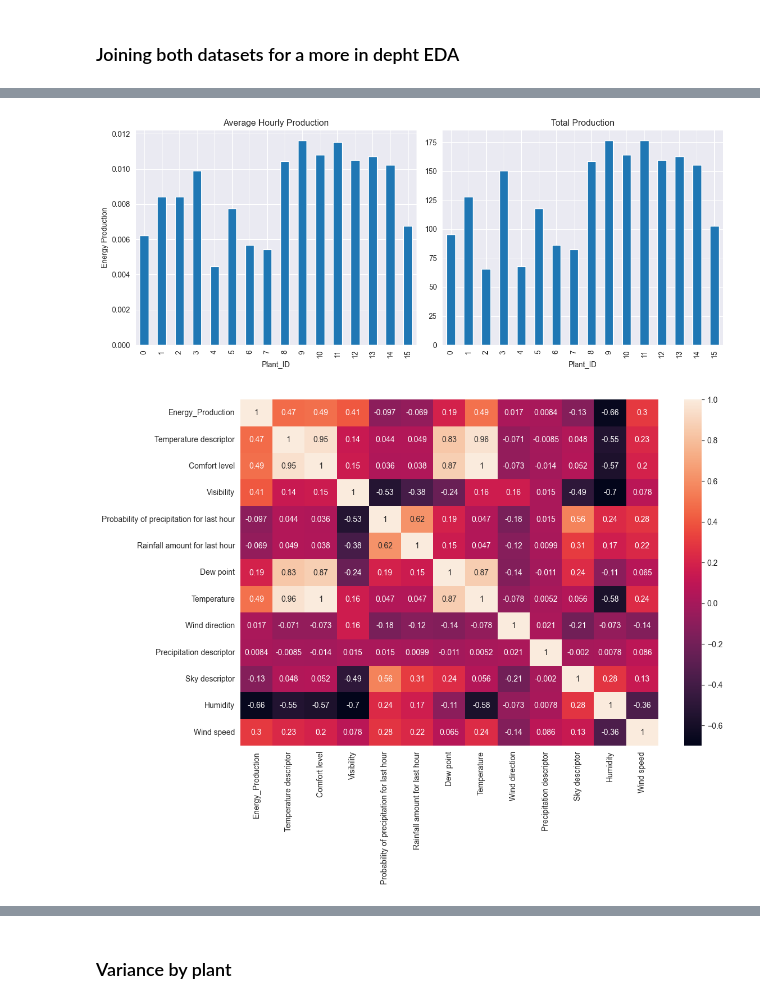
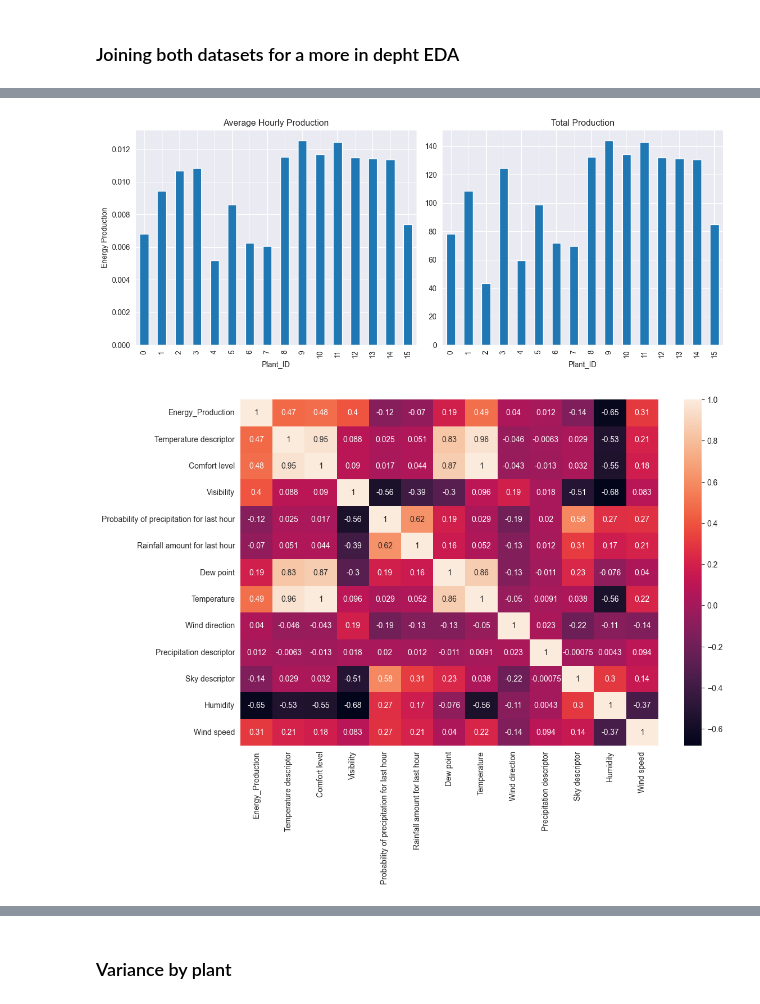
Before and after one commit to emschutt/Energy-Production-Forecasting, a Jupyter notebook: project_v0.ipynb, the cells around one changed output, grey strips where cells are left out. Drawn from its saved outputs; the diff is of its cells as text; code cells hidden in the pictures.

```diff
--- a/project_v0.ipynb
+++ b/project_v0.ipynb
@@ -108,18 +101,18 @@ df.describe()
 # %%
 fig, axes = plt.subplots(1, 2, figsize=(12, 5), sharey=False)
 
-df.groupby('Plant_ID')['Energy_Production'].mean().plot(kind='bar', ax=axes[0], title="Average Hourly Production")
+train_df.groupby('Plant_ID')['Energy_Production'].mean().plot(kind='bar', ax=axes[0], title="Average Hourly Production")
 axes[0].set_ylabel("Energy Production")
 
-df.groupby('Plant_ID')['Energy_Production'].sum().plot(kind='bar', ax=axes[1], title="Total Production")
+train_df.groupby('Plant_ID')['Energy_Production'].sum().plot(kind='bar', ax=axes[1], title="Total Production")
 plt.tight_layout()
 plt.show()
 # %% [output]
-[figure, old version]
+[figure, new version]
 # %%
 import seaborn as sns
 
-corr = df[['Energy_Production',
+corr = train_df[['Energy_Production',
        'Temperature descriptor', 'Comfort level', 'Visibility',
        'Probability of precipitation for last hour',
        'Rainfall amount for last hour', 'Dew point', 'Temperature',
@@ -130,7 +123,7 @@ plt.figure(figsize=(12, 8))
 sns.heatmap(corr, annot=True)
 plt.show()
 # %% [output]
-[figure, old version]
+[figure, new version]
 # %%
 fig, ax = plt.subplots(figsize=(8, 4))
 
```
Also changed, not shown: parts of 23 cells of this notebook.
